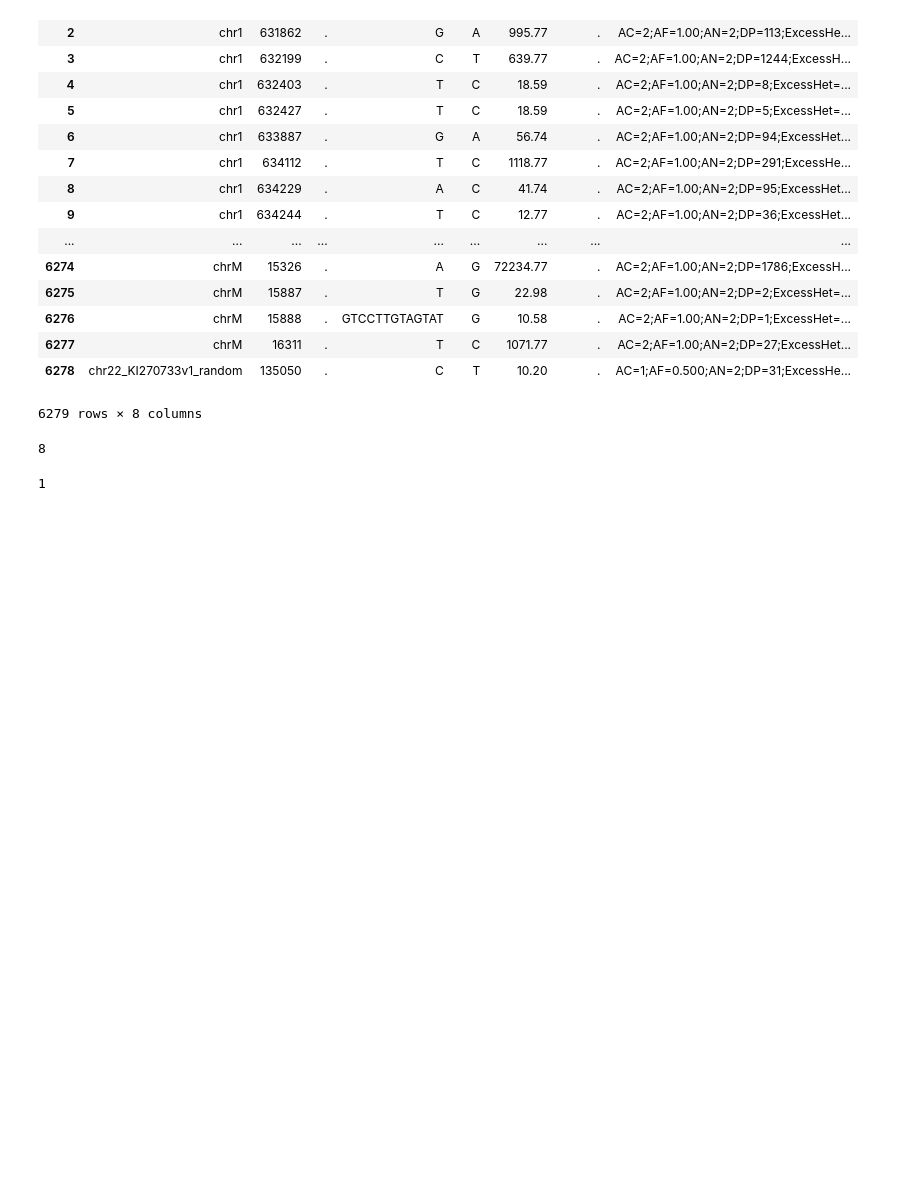
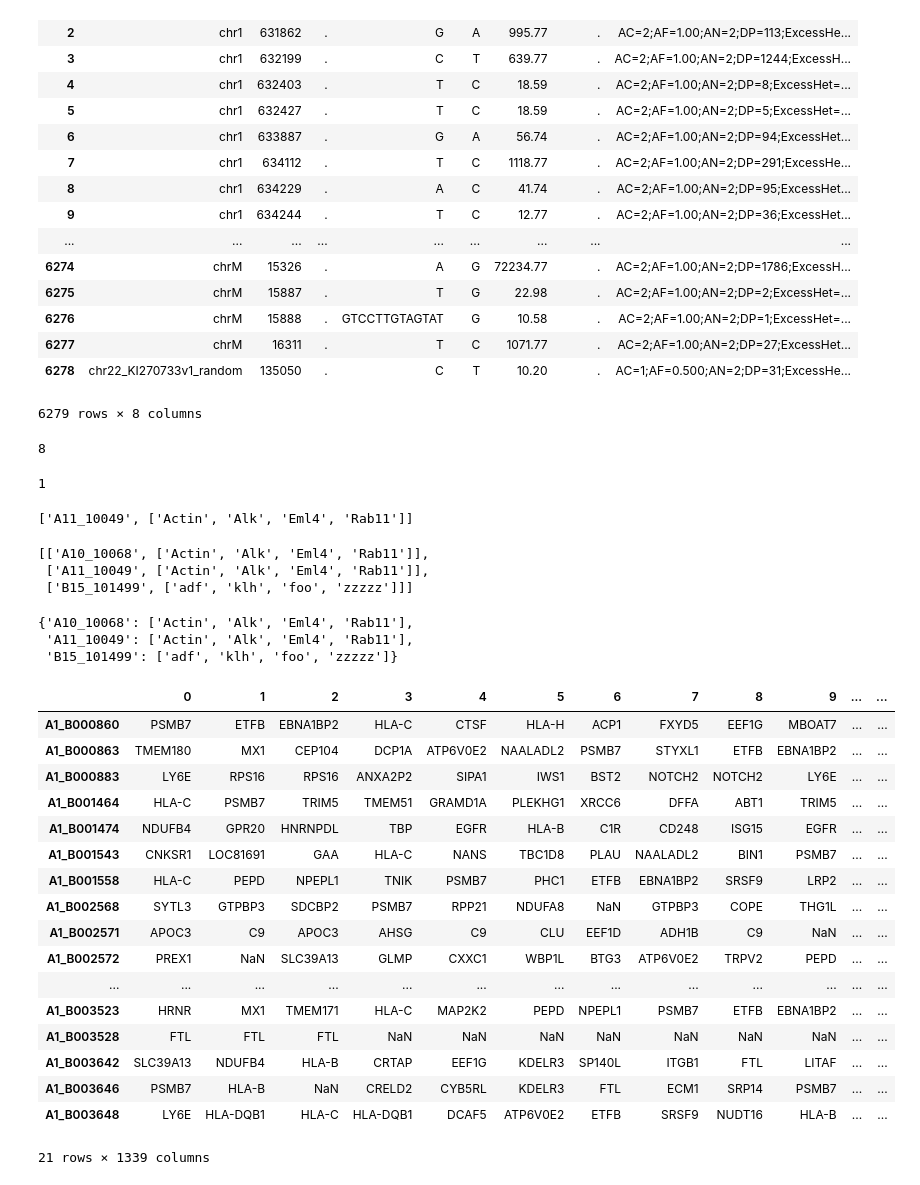
Before and after one commit to czbiohub/SNP_calling_pipeline, a Jupyter notebook: py_notebooks/scratchNotebook.ipynb, the cells around one changed output. Drawn from its saved outputs; the diff is of its cells as text; code cells hidden in the pictures; blank space fills up the shorter version.

```diff
--- a/py_notebooks/scratchNotebook.ipynb
+++ b/py_notebooks/scratchNotebook.ipynb
@@ -180,0 +193,47 @@ len(entry.split('-'))
+# %%
+tup
+tup1
+# %% [output]
+['A11_10049', ['Actin', 'Alk', 'Eml4', 'Rab11']]
+# %%
+bigList = [tup0, tup1, tup2]
+bigList
+# %% [output]
+[['A10_10068', ['Actin', 'Alk', 'Eml4', 'Rab11']],
+ ['A11_10049', ['Actin', 'Alk', 'Eml4', 'Rab11']],
+ ['B15_101499', ['adf', 'klh', 'foo', 'zzzzz']]]
+# %%
+d = {}
+
+for item in bigList:
+    d.update({item[0]:item[1]})
+
+d
+# %% [output]
+{'A10_10068': ['Actin', 'Alk', 'Eml4', 'Rab11'],
+ 'A11_10049': ['Actin', 'Alk', 'Eml4', 'Rab11'],
+ 'B15_101499': ['adf', 'klh', 'foo', 'zzzzz']}
+# %%
+import pandas as pd
+foo = pd.read_csv('./foo.csv', index_col=0)
+#foo = pd.DataFrame(foo)
+foo
+# %% [output]
+|  | 0 | 1 | 2 | 3 | 4 | 5 | 6 | 7 | 8 | 9 | ... | ... |
+| A1_B000860 | PSMB7 | ETFB | EBNA1BP2 | HLA-C | CTSF | HLA-H | ACP1 | FXYD5 | EEF1G | MBOAT7 | ... | ... |
+| A1_B000863 | TMEM180 | MX1 | CEP104 | DCP1A | ATP6V0E2 | NAALADL2 | PSMB7 | STYXL1 | ETFB | EBNA1BP2 | ... | ... |
+| A1_B000883 | LY6E | RPS16 | RPS16 | ANXA2P2 | SIPA1 | IWS1 | BST2 | NOTCH2 | NOTCH2 | LY6E | ... | ... |
+| A1_B001464 | HLA-C | PSMB7 | TRIM5 | TMEM51 | GRAMD1A | PLEKHG1 | XRCC6 | DFFA | ABT1 | TRIM5 | ... | ... |
+| A1_B001474 | NDUFB4 | GPR20 | HNRNPDL | TBP | EGFR | HLA-B | C1R | CD248 | ISG15 | EGFR | ... | ... |
+| A1_B001543 | CNKSR1 | LOC81691 | GAA | HLA-C | NANS | TBC1D8 | PLAU | NAALADL2 | BIN1 | PSMB7 | ... | ... |
+| A1_B001558 | HLA-C | PEPD | NPEPL1 | TNIK | PSMB7 | PHC1 | ETFB | EBNA1BP2 | SRSF9 | LRP2 | ... | ... |
+| A1_B002568 | SYTL3 | GTPBP3 | SDCBP2 | PSMB7 | RPP21 | NDUFA8 | NaN | GTPBP3 | COPE | THG1L | ... | ... |
+| A1_B002571 | APOC3 | C9 | APOC3 | AHSG | C9 | CLU | EEF1D | ADH1B | C9 | NaN | ... | ... |
+| A1_B002572 | PREX1 | NaN | SLC39A13 | GLMP | CXXC1 | WBP1L | BTG3 | ATP6V0E2 | TRPV2 | PEPD | ... | ... |
+| ... | ... | ... | ... | ... | ... | ... | ... | ... | ... | ... | ... | ... |
+| A1_B003523 | HRNR | MX1 | TMEM171 | HLA-C | MAP2K2 | PEPD | NPEPL1 | PSMB7 | ETFB | EBNA1BP2 | ... | ... |
+| A1_B003528 | FTL | FTL | FTL | NaN | NaN | NaN | NaN | NaN | NaN | NaN | ... | ... |
+| A1_B003642 | SLC39A13 | NDUFB4 | HLA-B | CRTAP | EEF1G | KDELR3 | SP140L | ITGB1 | FTL | LITAF | ... | ... |
+| A1_B003646 | PSMB7 | HLA-B | NaN | CRELD2 | CYB5RL | KDELR3 | FTL | ECM1 | SRP14 | PSMB7 | ... | ... |
+| A1_B003648 | LY6E | HLA-DQB1 | HLA-C | HLA-DQB1 | DCAF5 | ATP6V0E2 | ETFB | SRSF9 | NUDT16 | HLA-B | ... | ... |
+21 rows × 1339 columns
```
Also changed, not shown: parts of 16 cells of this notebook, 1 other file.
